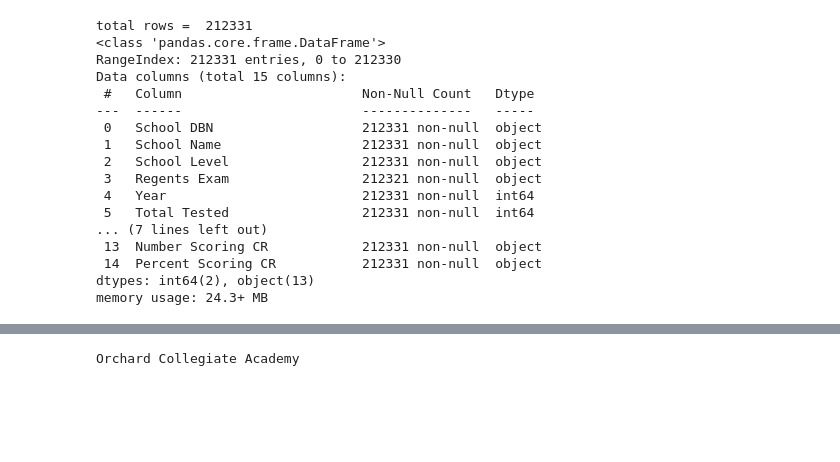
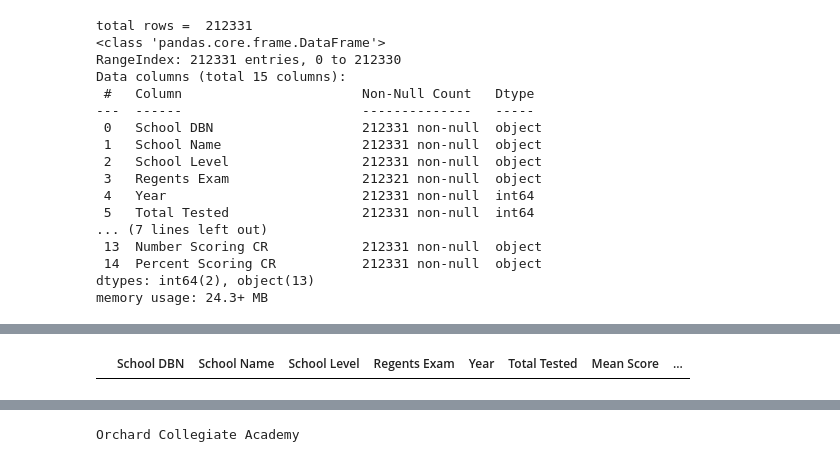
Before and after one commit to pretyjoshi/LgccPythonProject, a Jupyter notebook: project_1_student_data_ipynb.ipynb, the cells around one changed output, grey strips where cells are left out. Cells and saved outputs as stored; diff of their text form; code cells hidden in the pictures; blank space fills up the shorter version.

```diff
--- a/project_1_student_data_ipynb.ipynb
+++ b/project_1_student_data_ipynb.ipynb
@@ -126,0 +113,6 @@ schooldata[cols] = schooldata[cols].apply(pd.to_numeric, errors='coerce')
+# %%
+# STEP3.2: View rows with missing values
+null_rows = schooldata.loc[schooldata['Regents Exam'].isna()]
+null_rows
+# %% [output]
+|  | School DBN | School Name | School Level | Regents Exam | Year | Total Tested | Mean Score | ... |
```
Also changed, not shown: parts of 22 cells of this notebook.
